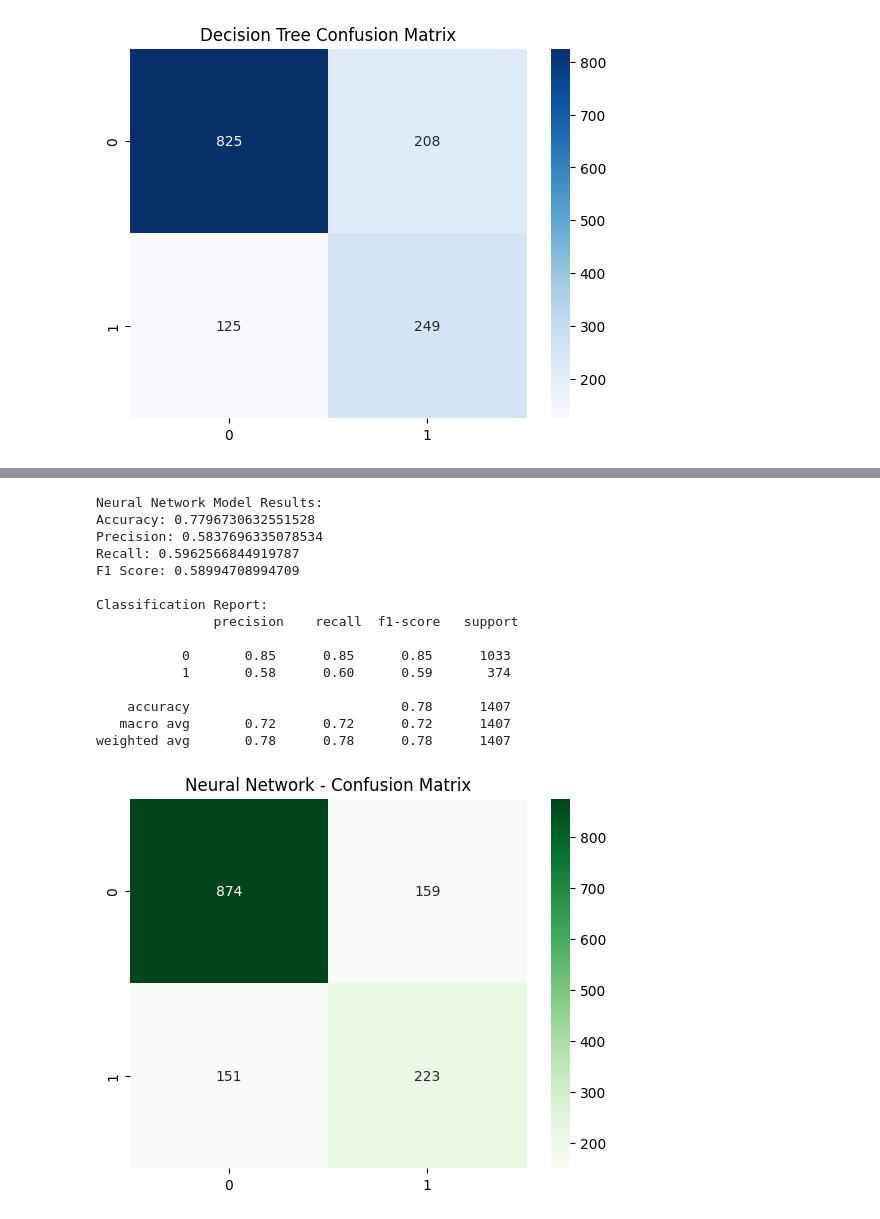
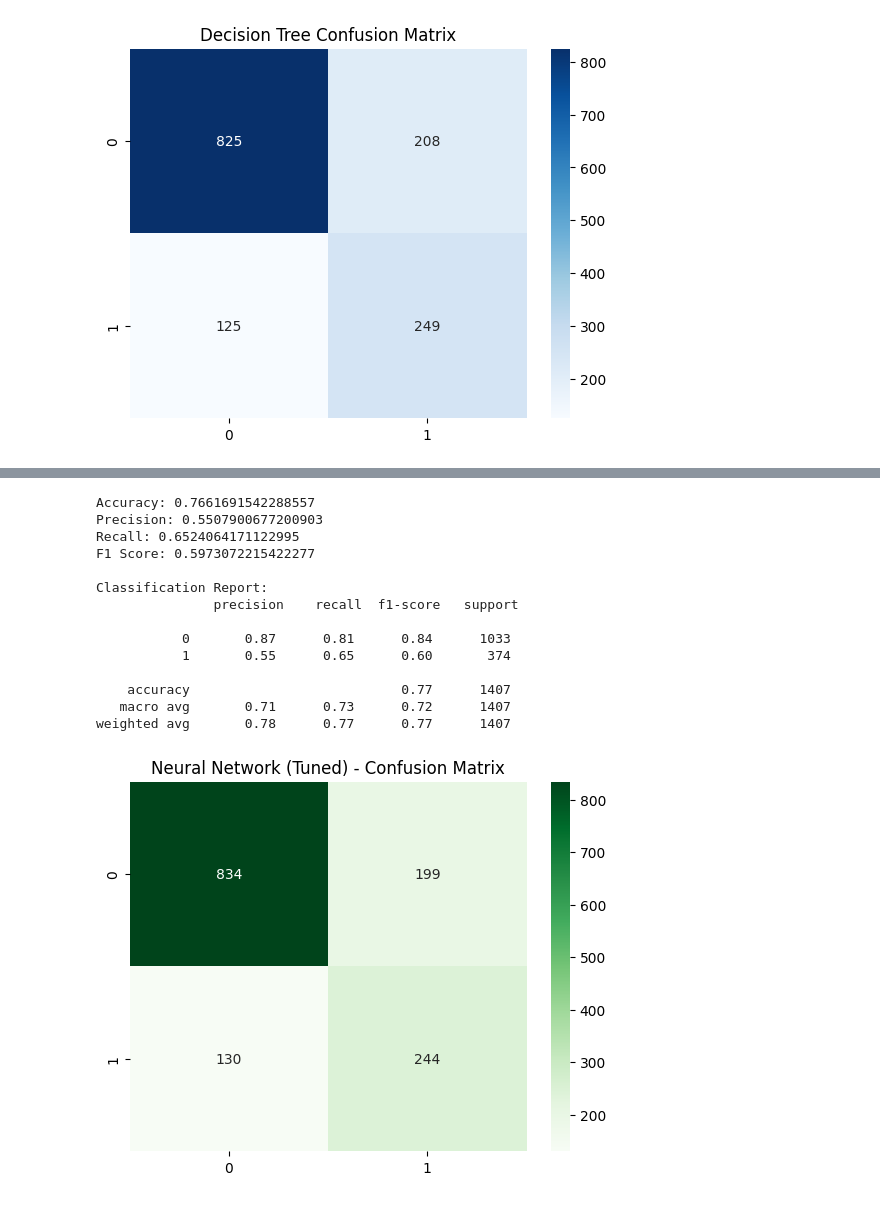
Before and after one commit to AayeshaF/Telco_Churn_Prediction, a Jupyter notebook: CustomerChurnPrediction.ipynb, the cells around one changed output, grey strips where cells are left out. Saved outputs shown, nothing was run; the diff lists cells and outputs as text; code cells hidden in the pictures.

```diff
--- a/CustomerChurnPrediction.ipynb
+++ b/CustomerChurnPrediction.ipynb
@@ -439,0 +539,4 @@ model.compile(
+# %%
+# Retrieve the best hyperparameters found
+best_hps = tuner.get_best_hyperparameters(1)[0]
+best_hps
@@ -439,0 +545,4 @@ model.compile(
+# %%
+# Build the best model using the selected hyperparameters
+best_model = tuner.hypermodel.build(best_hps)
+best_model.summary()
@@ -440,5 +567,6 @@ model.compile(
 # %%
-history = model.fit(
+# Train the model with best hyperparameters
+history = best_model.fit(
     X_train, y_train,
     epochs=50,
     batch_size=32,
@@ -472,4 +601,5 @@ Test Accuracy: 0.7796730399131775
 # %%
-y_pred_prob = model.predict(X_test)
+# Predict probabilities and convert to class labels
+y_pred_prob = best_model.predict(X_test)
 y_pred_tf = (y_pred_prob > 0.5).astype(int)
 # %% [output]
@@ -477,32 +607,30 @@ y_pred_tf = (y_pred_prob > 0.5).astype(int)
 # %%
-print("Neural Network Model Results:")
+# Print classification metrics
 print("Accuracy:", accuracy_score(y_test, y_pred_tf))
 print("Precision:", precision_score(y_test, y_pred_tf))
 print("Recall:", recall_score(y_test, y_pred_tf))
 print("F1 Score:", f1_score(y_test, y_pred_tf))
-
 print("\nClassification Report:\n", classification_report(y_test, y_pred_tf))
 # %% [output]
-Neural Network Model Results:
-Accuracy: 0.7796730632551528
-Precision: 0.5837696335078534
-Recall: 0.5962566844919787
-F1 Score: 0.58994708994709
+Accuracy: 0.7661691542288557
+Precision: 0.5507900677200903
+Recall: 0.6524064171122995
+F1 Score: 0.5973072215422277
 
 Classification Report:
                precision    recall  f1-score   support
 
-           0       0.85      0.85      0.85      1033
-           1       0.58      0.60      0.59       374
+           0       0.87      0.81      0.84      1033
+           1       0.55      0.65      0.60       374
 
-    accuracy                           0.78      1407
-   macro avg       0.72      0.72      0.72      1407
-weighted avg       0.78      0.78      0.78      1407
+    accuracy                           0.77      1407
+   macro avg       0.71      0.73      0.72      1407
+weighted avg       0.78      0.77      0.77      1407
 # %%
+# Plot confusion matrix for tuned neural network
 cm_tf = confusion_matrix(y_test, y_pred_tf)
-
 sns.heatmap(cm_tf, annot=True, fmt='d', cmap='Greens')
-plt.title("Neural Network - Confusion Matrix")
+plt.title("Neural Network (Tuned) - Confusion Matrix")
 plt.show()
 # %% [output]
-[figure, old version]
+[figure, new version]
```
Also changed, not shown: parts of 28 cells of this notebook.
